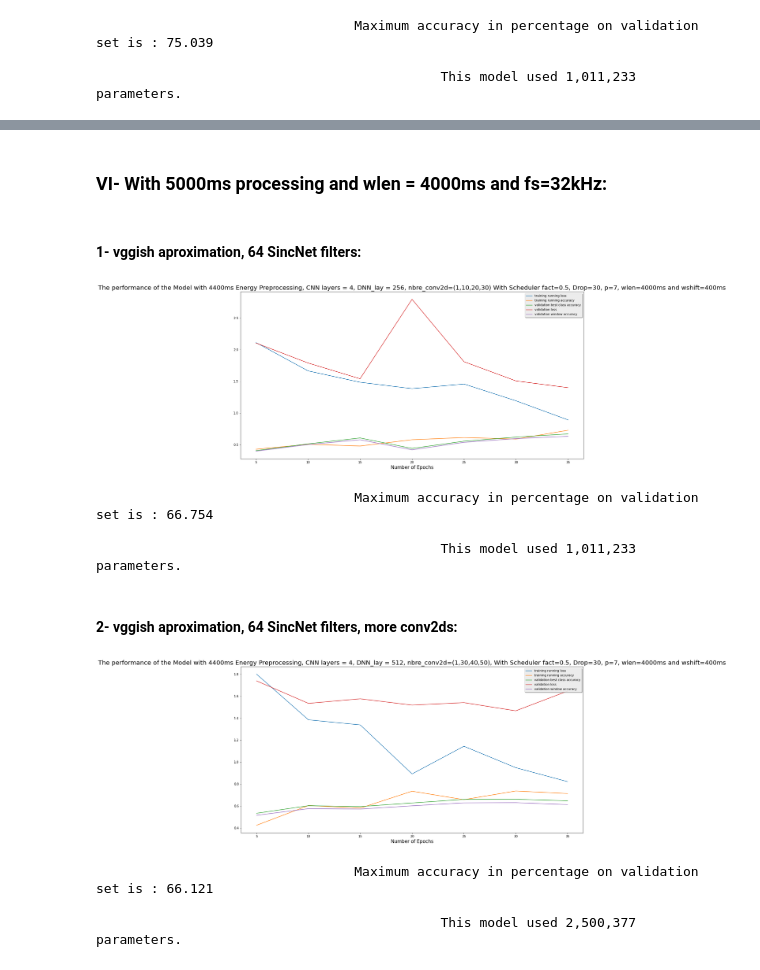
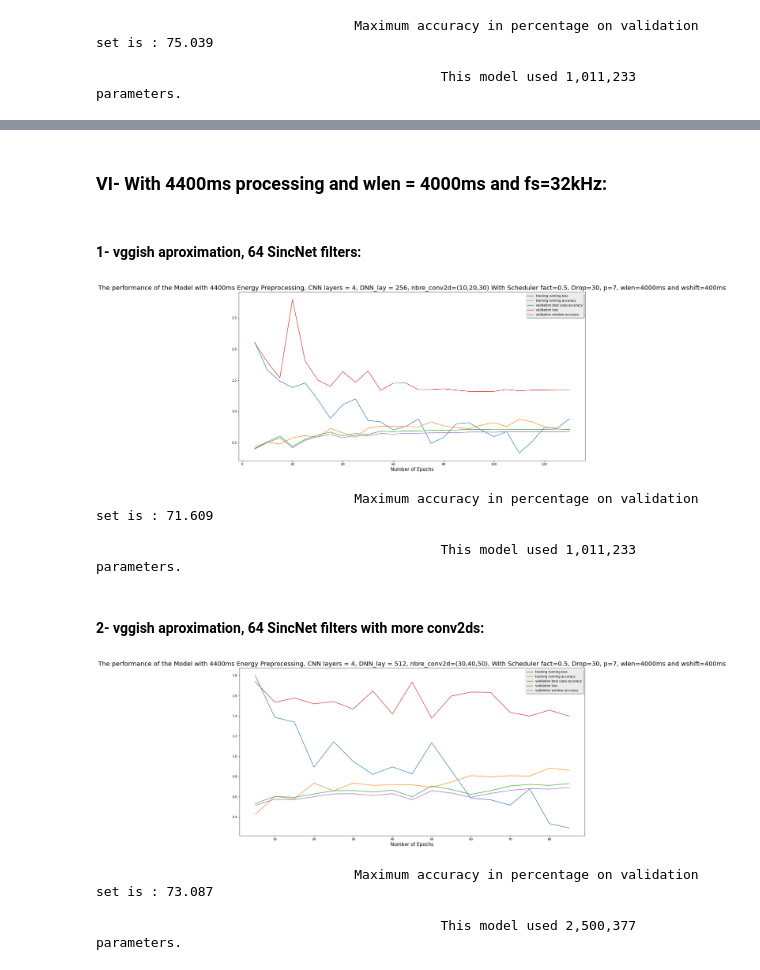
Before and after one commit to Learningchipmunk/SincNet_v2.0, a Jupyter notebook: Net2D_Performance_Analysis.ipynb, the cells around one changed output, grey strips where cells are left out. Drawn from its saved outputs; the diff is of its cells as text; code cells hidden in the pictures.

```diff
--- a/Net2D_Performance_Analysis.ipynb
+++ b/Net2D_Performance_Analysis.ipynb
@@ -400,5 +415,5 @@ print("\n\t\t\t\t\t    This model used {} parameters.".format("1,011,233"))
 # %% [markdown]
-### VI- With 5000ms processing and wlen = 4000ms and fs=32kHz:
+### VI- With 4400ms processing and wlen = 4000ms and fs=32kHz:
 # %% [markdown]
 #### 1- vggish aproximation, 64 SincNet filters:
 # %%
@@ -410,17 +425,17 @@ filename = filename + ".res"
 used_var, indexes = readResults(path, filename)
 # %%
 ## Organizing all the needed data in lists:
-name = 'Model with 4400ms Energy Preprocessing, CNN layers = 4, DNN_lay = 256, nbre_conv2d=(1,10,20,30) With Scheduler fact=0.5, Drop=30, p=7, wlen=4000ms and wshift=400ms'
+name = 'Model with 4400ms Energy Preprocessing, CNN layers = 4, DNN_lay = 256, nbre_conv2d=(10,20,30) With Scheduler fact=0.5, Drop=30, p=7, wlen=4000ms and wshift=400ms'
 
 PlotPerfs(name, used_var)
 print("\n\t\t\t\t\t    This model used {} parameters.".format("1,011,233"))
 # %% [output]
-[figure, old version]
+[figure, new version]
-                                 Maximum accuracy in percentage on validation set is : 66.754
+                                 Maximum accuracy in percentage on validation set is : 71.609
 
                                             This model used 1,011,233 parameters.
 # %% [markdown]
-#### 2- vggish aproximation, 64 SincNet filters, more conv2ds:
+#### 2- vggish aproximation, 64 SincNet filters with more conv2ds:
 # %%
 path = "exp/SincNet2D_DCASE/CNNlay4_Rand0PreEnergy4400ms_DNN512_32kHz_Energy2048_batchsize20_Scheduler_More2dconvs_Window4000ms_Drop30/"
 
@@ -430,12 +445,12 @@ filename = filename + ".res"
 used_var, indexes = readResults(path, filename)
 # %%
 ## Organizing all the needed data in lists:
-name = 'Model with 4400ms Energy Preprocessing, CNN layers = 4, DNN_lay = 512, nbre_conv2d=(1,30,40,50), With Scheduler fact=0.5, Drop=30, p=7, wlen=4000ms and wshift=400ms'
+name = 'Model with 4400ms Energy Preprocessing, CNN layers = 4, DNN_lay = 512, nbre_conv2d=(30,40,50), With Scheduler fact=0.5, Drop=30, p=7, wlen=4000ms and wshift=400ms'
 
 PlotPerfs(name, used_var)
 print("\n\t\t\t\t\t    This model used {} parameters.".format("2,500,377"))
 # %% [output]
-[figure, old version]
+[figure, new version]
-                                 Maximum accuracy in percentage on validation set is : 66.121
+                                 Maximum accuracy in percentage on validation set is : 73.087
 
                                             This model used 2,500,377 parameters.
```
Also changed, not shown: parts of 3 cells of this notebook, 7 other files.
